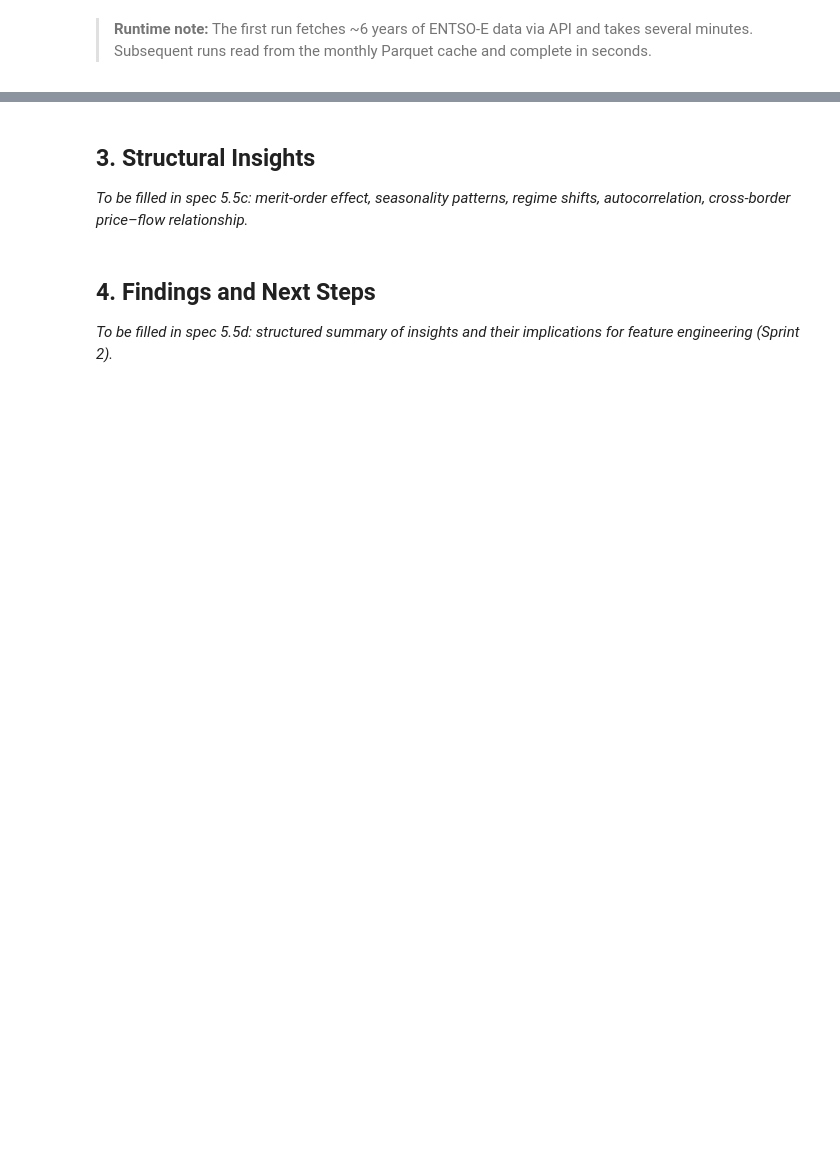
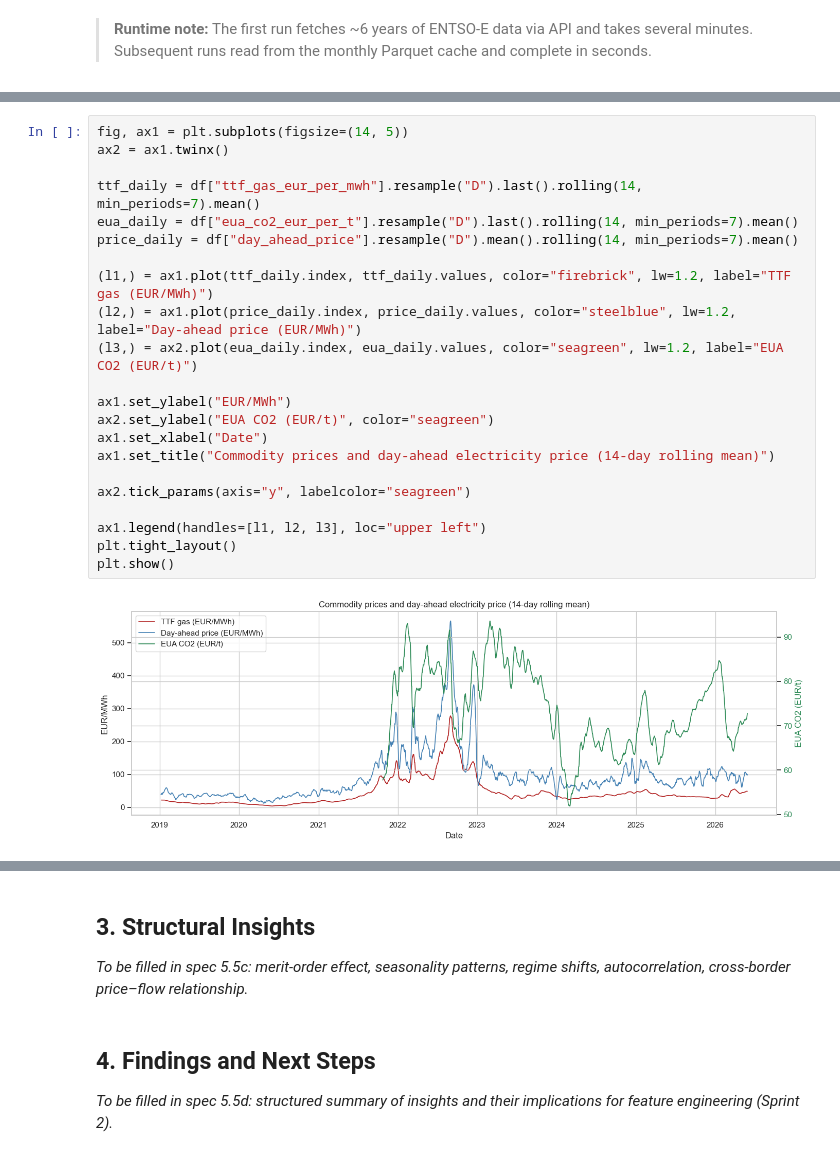
Before and after one commit to soentkeblindow/energy-price-forecast, a Jupyter notebook: notebooks/01_data_exploration.ipynb, the cells around one changed output, grey strips where cells are left out. Saved outputs shown, nothing was run; the diff lists cells and outputs as text; blank space fills up the shorter version.

```diff
--- a/notebooks/01_data_exploration.ipynb
+++ b/notebooks/01_data_exploration.ipynb
@@ -66,0 +168,24 @@ plausibility checks._
+# %%
+fig, ax1 = plt.subplots(figsize=(14, 5))
+ax2 = ax1.twinx()
+
+ttf_daily = df["ttf_gas_eur_per_mwh"].resample("D").last().rolling(14, min_periods=7).mean()
+eua_daily = df["eua_co2_eur_per_t"].resample("D").last().rolling(14, min_periods=7).mean()
+price_daily = df["day_ahead_price"].resample("D").mean().rolling(14, min_periods=7).mean()
+
+(l1,) = ax1.plot(ttf_daily.index, ttf_daily.values, color="firebrick", lw=1.2, label="TTF gas (EUR/MWh)")
+(l2,) = ax1.plot(price_daily.index, price_daily.values, color="steelblue", lw=1.2, label="Day-ahead price (EUR/MWh)")
+(l3,) = ax2.plot(eua_daily.index, eua_daily.values, color="seagreen", lw=1.2, label="EUA CO2 (EUR/t)")
+
+ax1.set_ylabel("EUR/MWh")
+ax2.set_ylabel("EUA CO2 (EUR/t)", color="seagreen")
+ax1.set_xlabel("Date")
+ax1.set_title("Commodity prices and day-ahead electricity price (14-day rolling mean)")
+
+ax2.tick_params(axis="y", labelcolor="seagreen")
+
+ax1.legend(handles=[l1, l2, l3], loc="upper left")
+plt.tight_layout()
+plt.show()
+# %% [output]
+[figure, added]
```
Also changed, not shown: parts of 26 cells of this notebook, 4 other files.
